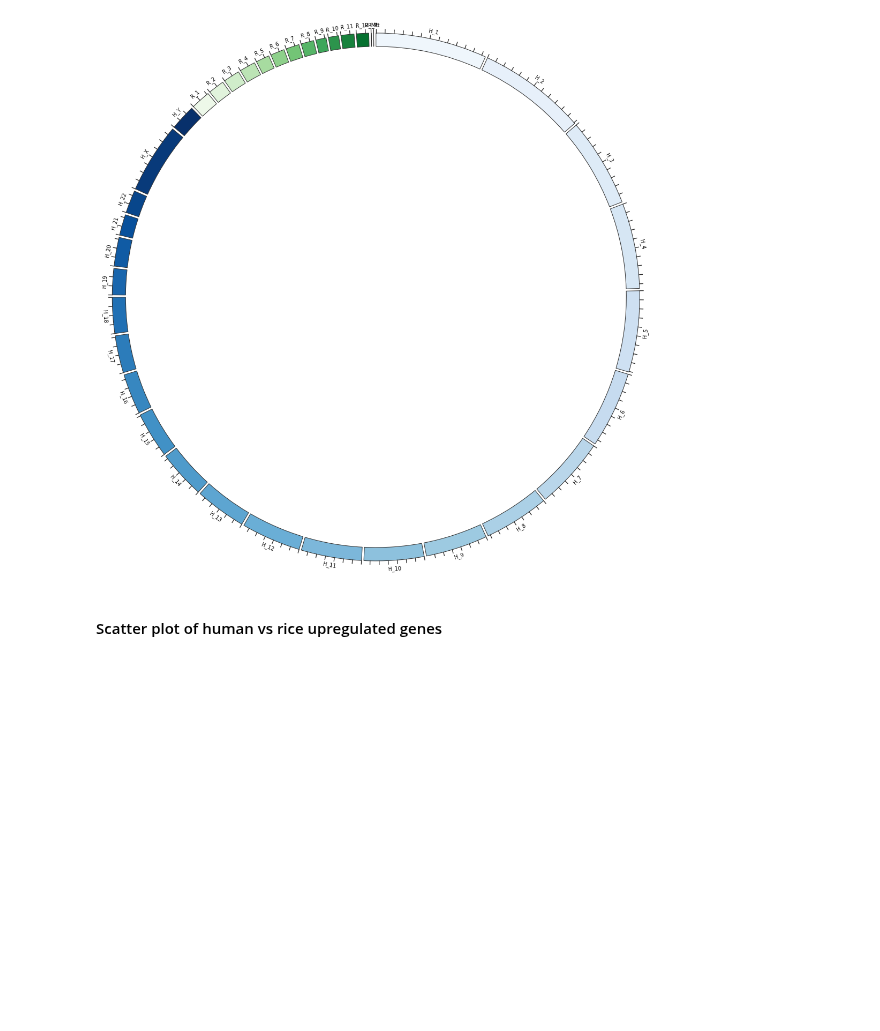
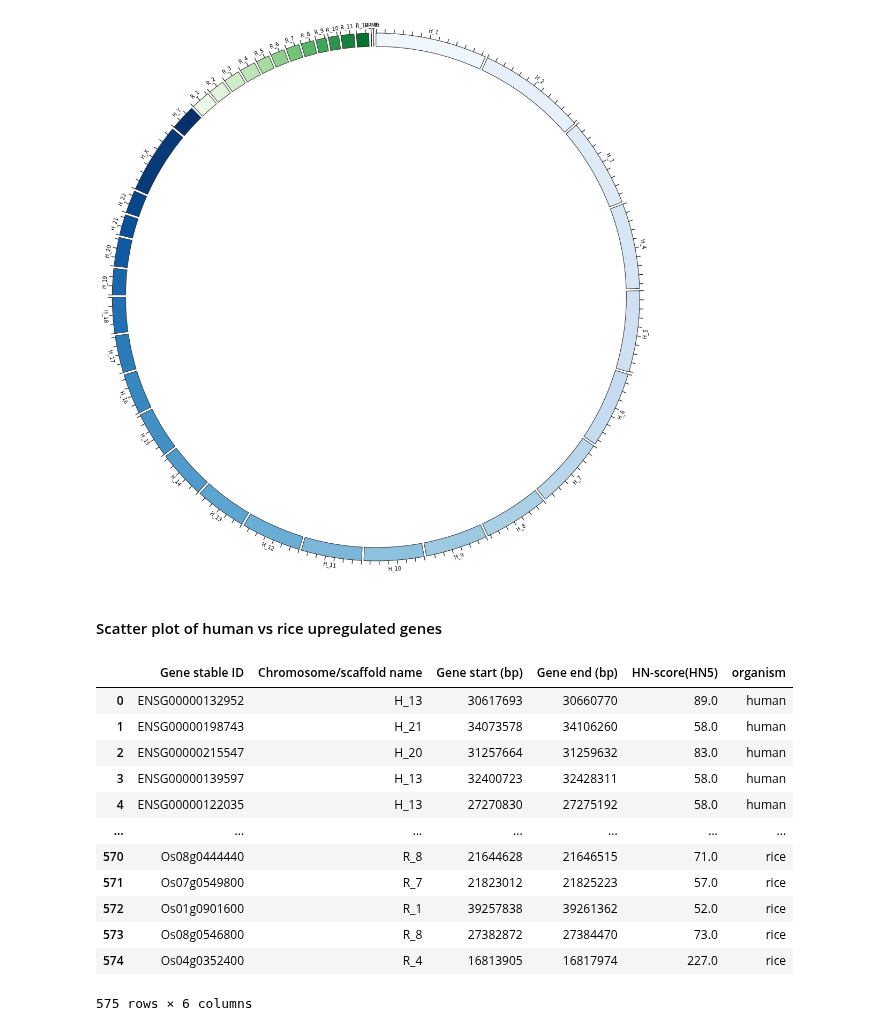
Before and after one commit to yonezawa-sora/pycircos_comaparative_species, a Jupyter notebook: circos_plot_go/circos_human_vs_rice_up.ipynb, the cells around one changed output. Cells and saved outputs as stored; diff of their text form; code cells hidden in the pictures; blank space fills up the shorter version.

```diff
--- a/circos_plot_go/circos_human_vs_rice_up.ipynb
+++ b/circos_plot_go/circos_human_vs_rice_up.ipynb
@@ -92,4 +110,46 @@ circle.figure
 [figure]
 # %% [markdown]
 #### Scatter plot of human vs rice upregulated genes
+# %%
+#organism = "human"
+df_h_score = pd.read_csv("../data/human/human_position_up.tsv", sep='\t')
+df_h_score_subset = df_h_score[['Gene stable ID',
+                        'Chromosome/scaffold name',
+                        'Gene start (bp)',
+                        'Gene end (bp)',
+                        'HN-score(HN5)']].copy()
+df_h_score_subset['Chromosome/scaffold name'] = 'H_' + df_h_score_subset['Chromosome/scaffold name'].astype(str)
+df_h_score_subset['organism'] = 'human'# タグをつける
+
+
+# organism = "rice"
+df_r_score = pd.read_csv("../data/rice_position_up.tsv", sep='\t')
+df_r_score_subset = df_r_score[['Gene stable ID',
+                        'Chromosome/scaffold name',
+                        'Gene start (bp)',
+                        'Gene end (bp)',
+                        'HN-score(HN5)']].copy()
+df_r_score_subset['Chromosome/scaffold name'] = 'R_' + df_r_score_subset['Chromosome/scaffold name'].astype(str)
+df_r_score_subset['organism'] = 'rice'# タグをつける
+
+
+# combined human and rice DataFrame
+combined_df_score = pd.concat([df_h_score_subset, df_r_score_subset])
+combined_df_score.reset_index(drop=True, inplace=True)
+combined_df_score.to_csv("../data/chromosome/HR_combined.tsv", sep='\t', index=False)
+combined_df_score
+# %% [output]
+|  | Gene stable ID | Chromosome/scaffold name | Gene start (bp) | Gene end (bp) | HN-score(HN5) | organism |
+| 0 | ENSG00000132952 | H_13 | 30617693 | 30660770 | 89.0 | human |
+| 1 | ENSG00000198743 | H_21 | 34073578 | 34106260 | 58.0 | human |
+| 2 | ENSG00000215547 | H_20 | 31257664 | 31259632 | 83.0 | human |
+| 3 | ENSG00000139597 | H_13 | 32400723 | 32428311 | 58.0 | human |
+| 4 | ENSG00000122035 | H_13 | 27270830 | 27275192 | 58.0 | human |
+| ... | ... | ... | ... | ... | ... | ... |
+| 570 | Os08g0444440 | R_8 | 21644628 | 21646515 | 71.0 | rice |
+| 571 | Os07g0549800 | R_7 | 21823012 | 21825223 | 57.0 | rice |
+| 572 | Os01g0901600 | R_1 | 39257838 | 39261362 | 52.0 | rice |
+| 573 | Os08g0546800 | R_8 | 27382872 | 27384470 | 73.0 | rice |
+| 574 | Os04g0352400 | R_4 | 16813905 | 16817974 | 227.0 | rice |
+575 rows × 6 columns
 # %%
```
Also changed, not shown: parts of 3 cells of this notebook, 1 other file.
